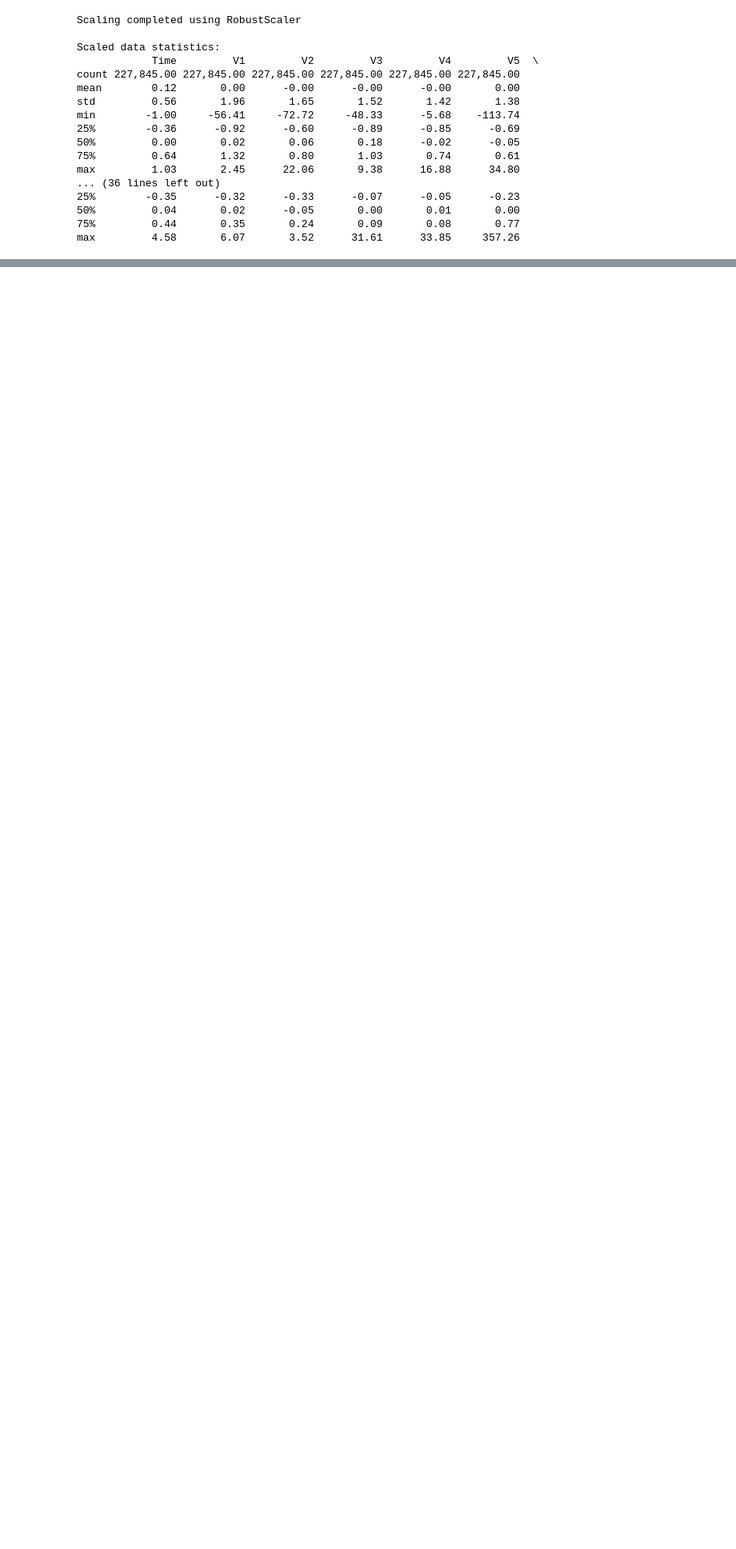
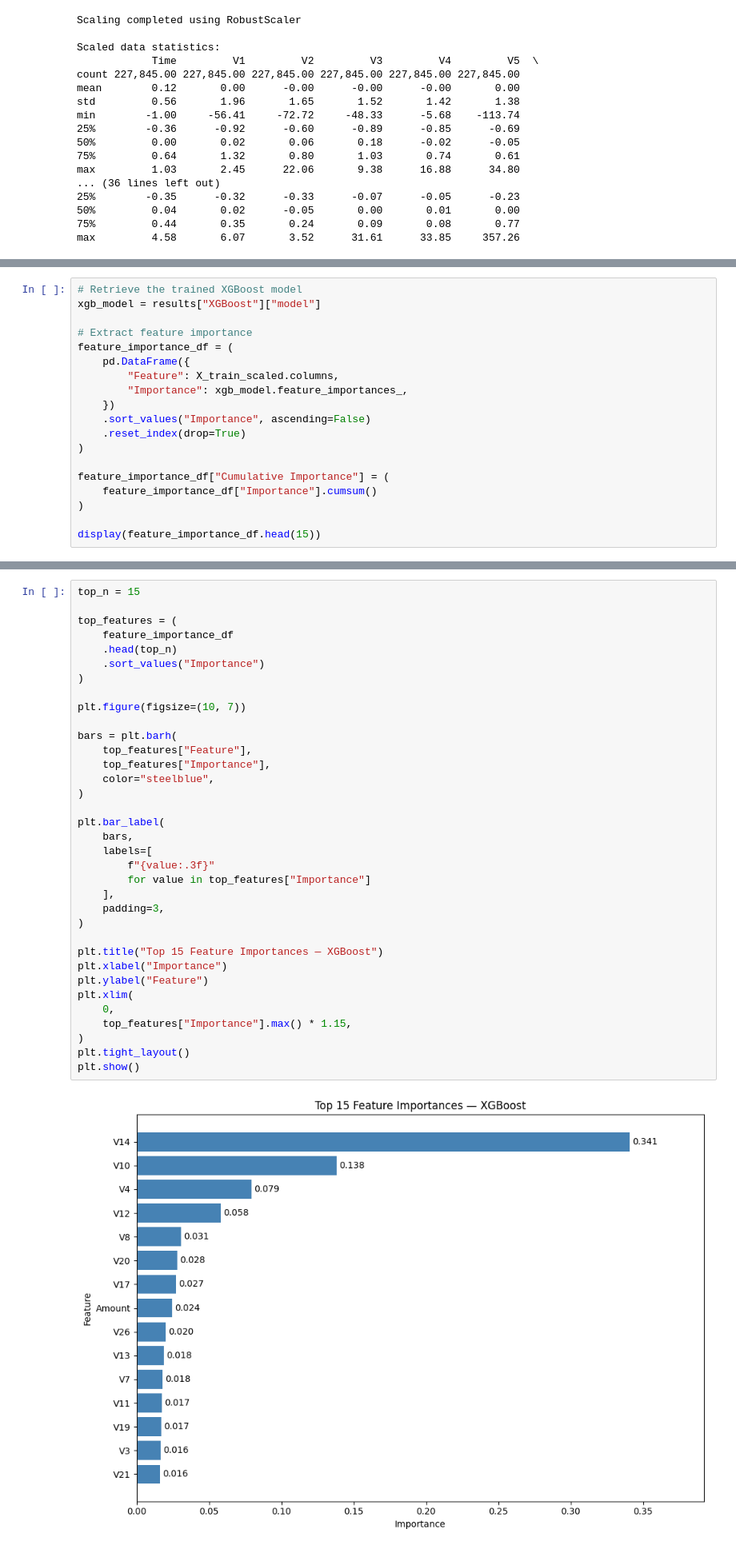
Before and after one commit to thejjeanjjorge/ml-cc-fraud-detection, a Jupyter notebook: fraud-detection/eda.ipynb, the cells around one changed output, grey strips where cells are left out. Shown at 80% size. Cells and saved outputs as stored; diff of their text form; blank space fills up the shorter version.

```diff
--- a/fraud-detection/eda.ipynb
+++ b/fraud-detection/eda.ipynb
@@ -182,0 +437,19 @@ max         4.58       6.07       3.52      31.61      33.85     357.26
+# %%
+# Retrieve the trained XGBoost model
+xgb_model = results["XGBoost"]["model"]
+
+# Extract feature importance
+feature_importance_df = (
+    pd.DataFrame({
+        "Feature": X_train_scaled.columns,
+        "Importance": xgb_model.feature_importances_,
+    })
+    .sort_values("Importance", ascending=False)
+    .reset_index(drop=True)
+)
+
+feature_importance_df["Cumulative Importance"] = (
+    feature_importance_df["Importance"].cumsum()
+)
+
+display(feature_importance_df.head(15))
@@ -182,0 +473,37 @@ max         4.58       6.07       3.52      31.61      33.85     357.26
+# %%
+top_n = 15
+
+top_features = (
+    feature_importance_df
+    .head(top_n)
+    .sort_values("Importance")
+)
+
+plt.figure(figsize=(10, 7))
+
+bars = plt.barh(
+    top_features["Feature"],
+    top_features["Importance"],
+    color="steelblue",
+)
+
+plt.bar_label(
+    bars,
+    labels=[
+        f"{value:.3f}"
+        for value in top_features["Importance"]
+    ],
+    padding=3,
+)
+
+plt.title("Top 15 Feature Importances — XGBoost")
+plt.xlabel("Importance")
+plt.ylabel("Feature")
+plt.xlim(
+    0,
+    top_features["Importance"].max() * 1.15,
+)
+plt.tight_layout()
+plt.show()
+# %% [output]
+[figure, added]
```
Also changed, not shown: parts of 13 cells of this notebook.
